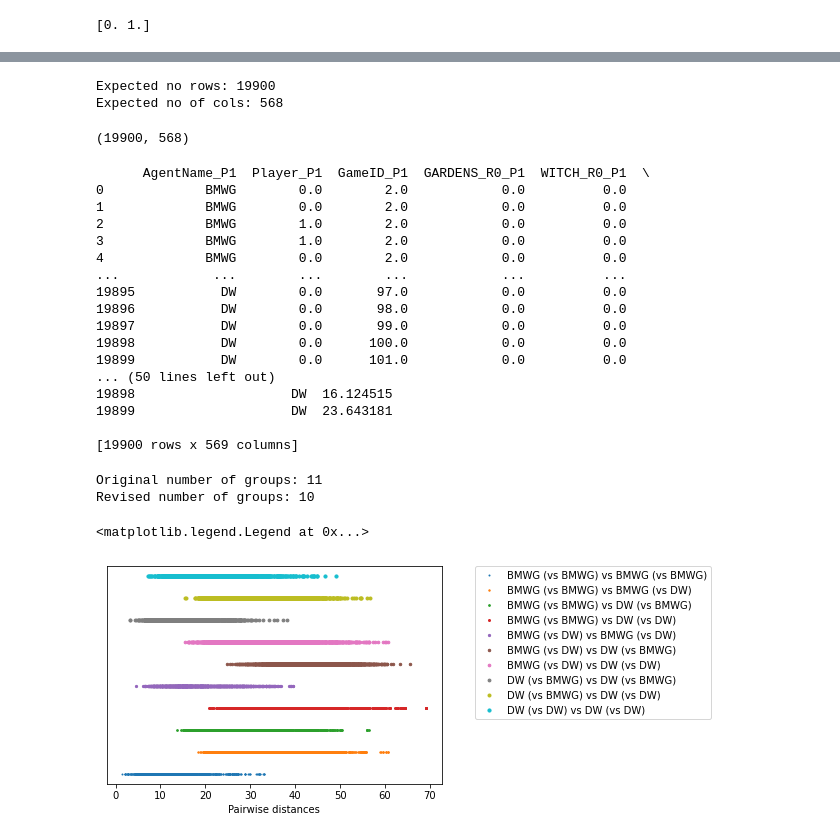
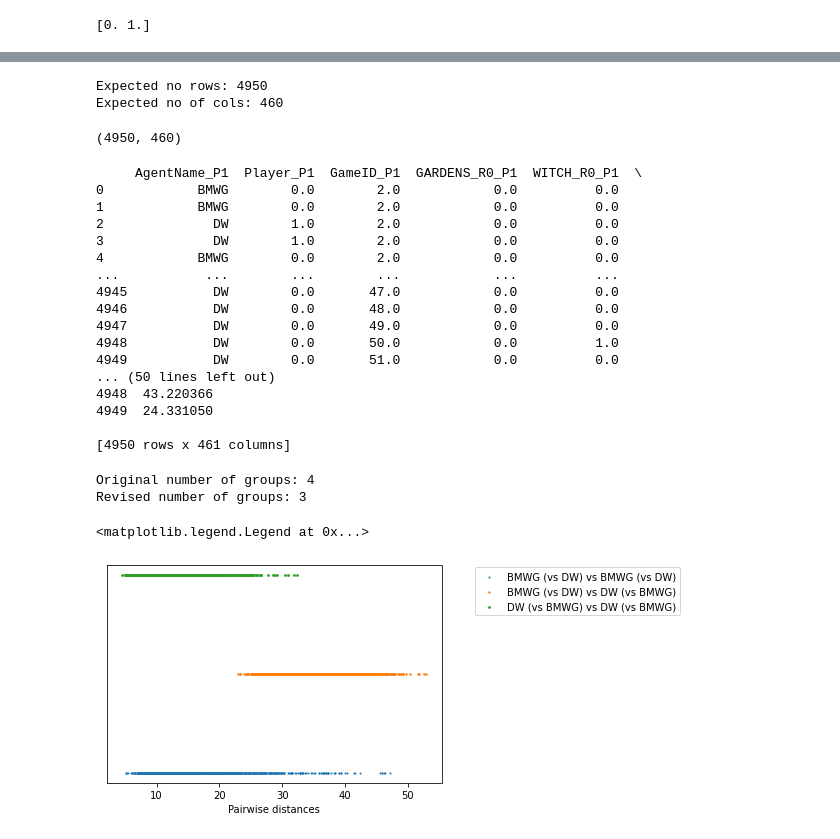
Before and after one commit to owenant/DominionPlayTraceClustering, a Jupyter notebook: PlayTraceAnalysisFromTAG.ipynb, the cells around one changed output, grey strips where cells are left out. Drawn from its saved outputs; the diff is of its cells as text; code cells hidden in the pictures.

```diff
--- a/PlayTraceAnalysisFromTAG.ipynb
+++ b/PlayTraceAnalysisFromTAG.ipynb
@@ -15,10 +15,10 @@ pd.set_option('display.max_rows', 50)
 #parameters for round robin tournament
 NOOFPLAYERS = 2 #note, keep this fixed and dont change it
 games_per_matchup = 25
-self_play = True
+self_play = False
 agents = ['BMWG', 'DW']
 # %%
-data  = pd.read_csv("data/featureslogfile.txt", sep = '\t')
+data  = pd.read_csv("data/featureslogfile_BMWGvsDW_no_self_play.txt", sep = '\t')
 print(data)
 # %% [output]
       GameID  Player  Round  Turn  CurrentScore  SCORE  SCORE_ADV  ORDINAL  \
@@ -282,9 +273,9 @@ print("Expected no rows: " + str(noOfPairWiseDistances))
 print("Expected no of cols: " + str((len(card_types_BigMoneyWithGardens_vs_DoubleWitch)*maxNoOfRounds +5)*2))
 sym_trace_combos_flat.shape
 # %% [output]
-Expected no rows: 19900
-Expected no of cols: 568
+Expected no rows: 4950
+Expected no of cols: 460
-(19900, 568)
+(4950, 460)
 # %%
 #next step is to calculate the distance between each pairwise play trace
 def dist_measure(playTracePair, cardTypes, maxRounds, tag1, tag2):
@@ -302,23 +293,23 @@ sym_trace_combos_flat['dist'] = sym_trace_combos_flat.apply(lambda row: dist_mea
                                                                                     maxNoOfRounds, "_P1", "_P2"), axis = 1)
 print(sym_trace_combos_flat)
 # %% [output]
-      AgentName_P1  Player_P1  GameID_P1  GARDENS_R0_P1  WITCH_R0_P1  \
-0             BMWG        0.0        2.0            0.0          0.0
-1             BMWG        0.0        2.0            0.0          0.0
-2             BMWG        1.0        2.0            0.0          0.0
-3             BMWG        1.0        2.0            0.0          0.0
-4             BMWG        0.0        2.0            0.0          0.0
-...            ...        ...        ...            ...          ...
-19895           DW        0.0       97.0            0.0          0.0
-19896           DW        0.0       98.0            0.0          0.0
-19897           DW        0.0       99.0            0.0          0.0
-19898           DW        0.0      100.0            0.0          0.0
-19899           DW        0.0      101.0            0.0          0.0
+     AgentName_P1  Player_P1  GameID_P1  GARDENS_R0_P1  WITCH_R0_P1  \
+0            BMWG        0.0        2.0            0.0          0.0
+1            BMWG        0.0        2.0            0.0          0.0
+2              DW        1.0        2.0            0.0          0.0
+3              DW        1.0        2.0            0.0          0.0
+4            BMWG        0.0        2.0            0.0          0.0
+...           ...        ...        ...            ...          ...
+4945           DW        0.0       47.0            0.0          0.0
+4946           DW        0.0       48.0            0.0          0.0
+4947           DW        0.0       49.0            0.0          0.0
+4948           DW        0.0       50.0            0.0          1.0
+4949           DW        0.0       51.0            0.0          0.0
 ... (50 lines left out)
-19898                    DW  16.124515
-19899                    DW  23.643181
+4948  43.220366
+4949  24.331050
 
-[19900 rows x 569 columns]
+[4950 rows x 461 columns]
 # %%
 #create a list groups by AgentName and AgentNameOpponent, where we also concatenate groups which have P1 to P2 symmetry
 #For instance if we have traces of the form "BMWG (with opponent DW)" vs "DW (with opponent BM)" and also "DW (with opponent BM)" vs "BMWG (with opponent DW)"
@@ -355,23 +346,23 @@ for key in new_groups:
 
 print("Revised number of groups: " + str(len(sym_trace_grouped.keys())))
 # %% [output]
-Original number of groups: 11
-Revised number of groups: 10
+Original number of groups: 4
+Revised number of groups: 3
 # %%
 #plot distances along the real line and colour code
 count = 0;
 for key in sym_trace_grouped:
     p1, opp1, p2, opp2 = key
     leg_label = p1 + " (vs " + opp1 + ") vs " + p2 + " (vs " + opp2 + ")"
     plt.scatter(sym_trace_grouped[key]['dist'], [count * 0.01] * sym_trace_grouped[key]['dist'].shape[0], s = count + 1, label = leg_label)
     count += 1
 
 plt.yticks([])
 plt.xlabel('Pairwise distances')
-plt.legend(loc = (1.1,0.3))
+plt.legend(loc = (1.1,0.77))
 # %% [output]
 <matplotlib.legend.Legend at 0x...>
-[figure, old version]
+[figure, new version]
 # %%
 #next we look at the average and standard deviation of distances between play traces grouped by the strategy
 #of the player and the opponent
```
Also changed, not shown: parts of 22 cells of this notebook.
